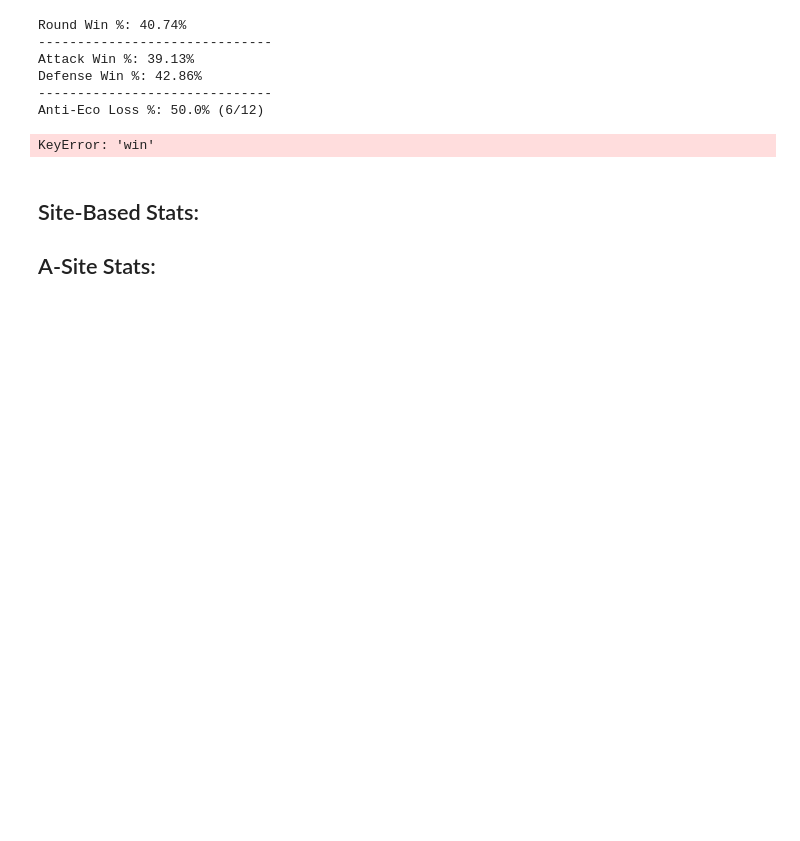
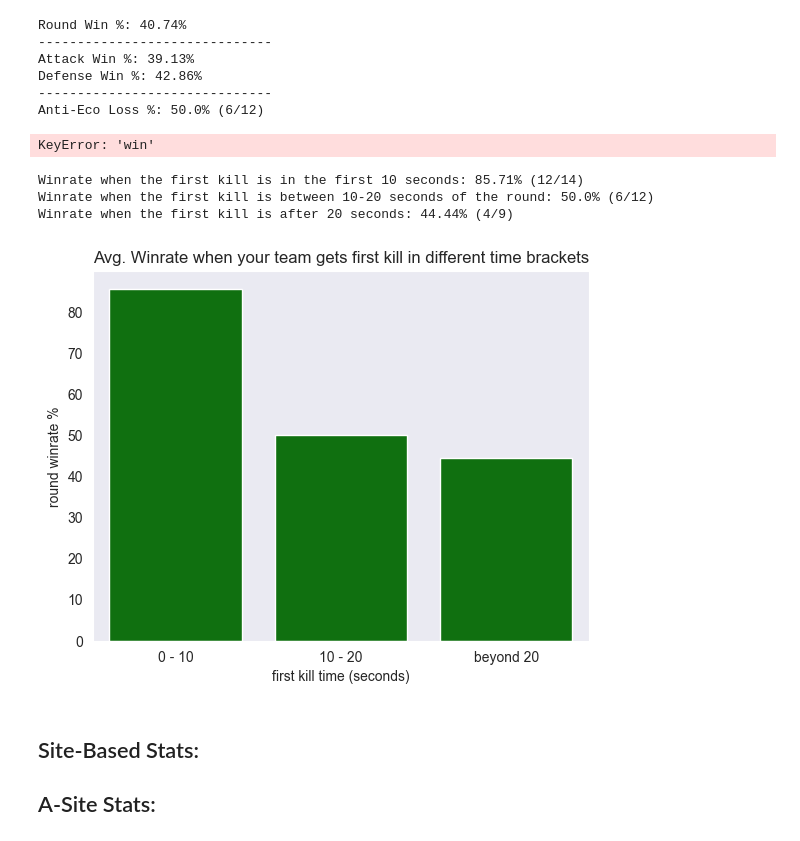
Before and after one commit to tam0w/practistics-template, a Jupyter notebook: queries.ipynb, the cells around one changed output. Saved outputs shown, nothing was run; the diff lists cells and outputs as text; code cells hidden in the pictures; blank space fills up the shorter version.

```diff
--- a/queries.ipynb
+++ b/queries.ipynb
@@ -110,6 +110,35 @@ Defense Win %: 42.86%
 ------------------------------
 Anti-Eco Loss %: 50.0% (6/12)
 KeyError: 'win'
+# %%
+early = df.query('time <= 10 & fb_team == "team"')
+early_wins = early.round_win.value_counts()['win']
+early_total = early.round_win.count()
+early_win_pct = float("{:.2f}".format((early_wins / early_total) * 100))
+print(f'Winrate when the first kill is in the first 10 seconds: {early_win_pct}% ({early_wins}/{early_total})')
+
+mid = df.query('20 > time > 10 & fb_team == "team"')
+mid_wins = mid.round_win.value_counts()['win']
+mid_total = mid.round_win.count()
+mid_win_pct = float("{:.2f}".format((mid_wins / mid_total) * 100))
+print(f'Winrate when the first kill is between 10-20 seconds of the round: {mid_win_pct}% ({mid_wins}/{mid_total})')
+
+late = df.query('time >= 20 & fb_team == "team"')
+late_wins = late.round_win.value_counts()['win']
+late_total = late.round_win.count()
+late_win_pct = float("{:.2f}".format((late_wins / late_total) * 100))
+print(f'Winrate when the first kill is after 20 seconds: {late_win_pct}% ({late_wins}/{late_total})')
+
+sns.barplot(y=[early_win_pct,mid_win_pct,late_win_pct], x=['0 - 10','10 - 20','beyond 20'], color='green',)
+plt.xlabel('first kill time (seconds)')
+plt.ylabel('round winrate %')
+plt.title('Avg. Winrate when your team gets first kill in different time brackets')
+plt.show()
+# %% [output]
+Winrate when the first kill is in the first 10 seconds: 85.71% (12/14)
+Winrate when the first kill is between 10-20 seconds of the round: 50.0% (6/12)
+Winrate when the first kill is after 20 seconds: 44.44% (4/9)
+[figure, added]
 # %% [markdown]
 ## Site-Based Stats:
 
```
Also changed, not shown: parts of 5 cells of this notebook.
